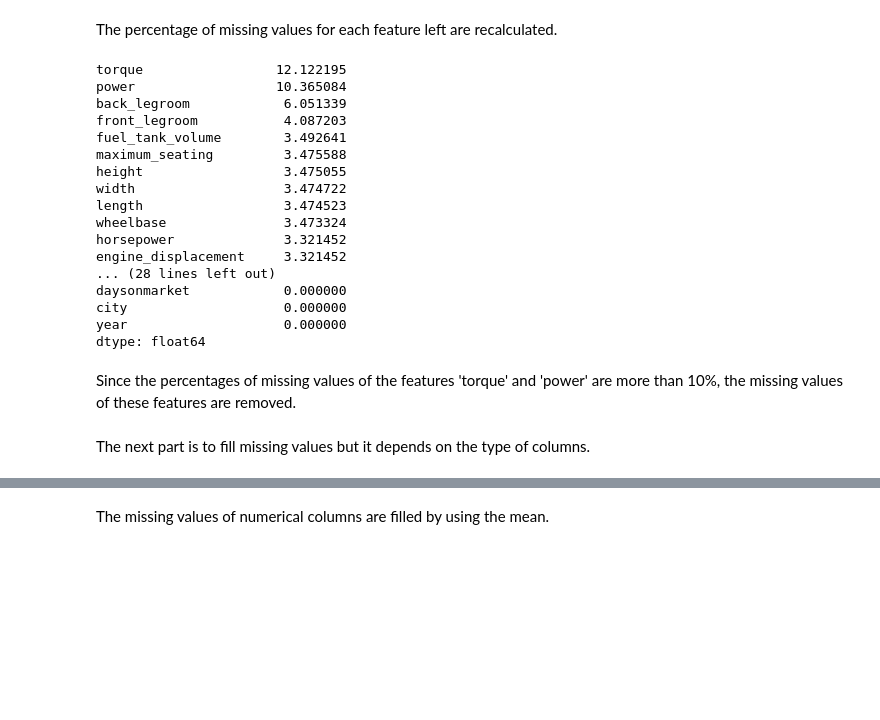
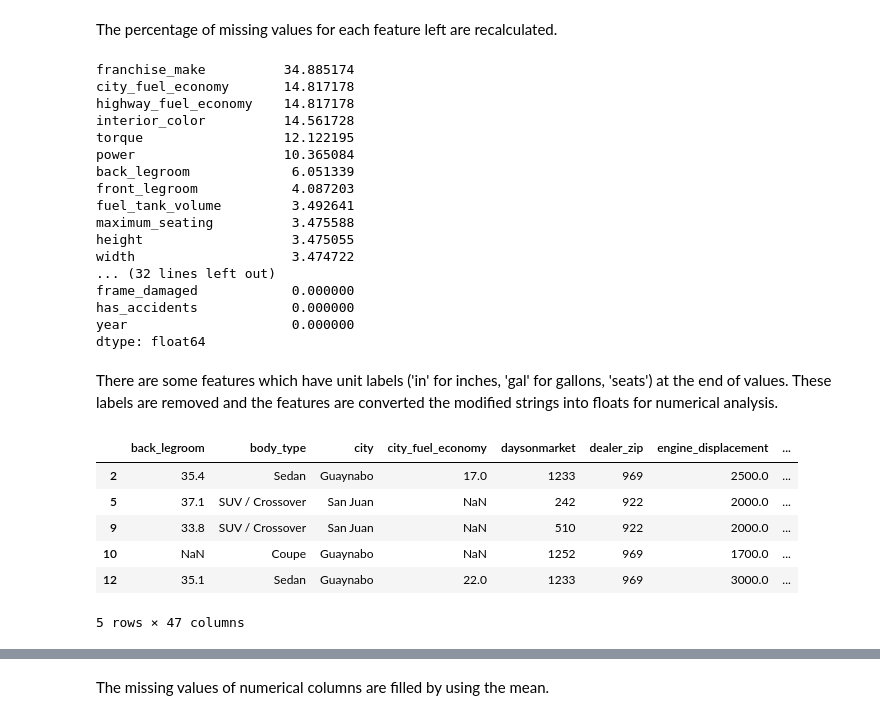
Before and after one commit to asenacak/UsedCarsML, a Jupyter notebook: Used_Cars_Data_Cleaning.ipynb, the cells around one changed output, grey strips where cells are left out. Drawn from its saved outputs; the diff is of its cells as text; code cells hidden in the pictures; blank space fills up the shorter version.

```diff
--- a/Used_Cars_Data_Cleaning.ipynb
+++ b/Used_Cars_Data_Cleaning.ipynb
@@ -20,5 +18,5 @@ The dataset is downloaded.
 # %%
-data = pd.read_csv('used_cars_data.csv')
+data = pd.read_csv('/Users/gulsumasenacakir/Desktop/portfolio/UsedCarsML/used_cars_data.csv')
 # %%
 data.shape
 # %% [output]
@@ -122,2 +97,0 @@ The features with more than 15% missing values are removed.
-# %%
-df = df.drop(['franchise_make', 'interior_color', 'city_fuel_economy', 'highway_fuel_economy'], axis=1)
@@ -151,25 +114,26 @@ df = df.drop(['sp_id', 'exterior_color'], axis=1)
 # %% [markdown]
 The percentage of missing values for each feature left are recalculated.
 # %%
-new_percentage_df = df.isnull().mean()*100
-print(new_percentage_df.sort_values(ascending=False))
+new_percentage = df.isnull().mean()*100
+new_percentage = new_percentage.sort_values(ascending=False)
+print(new_percentage)
 # %% [output]
-torque                 12.122195
-power                  10.365084
-back_legroom            6.051339
-front_legroom           4.087203
-fuel_tank_volume        3.492641
-maximum_seating         3.475588
-height                  3.475055
-width                   3.474722
-length                  3.474523
-wheelbase               3.473324
-horsepower              3.321452
-engine_displacement     3.321452
-... (28 lines left out)
-daysonmarket            0.000000
-city                    0.000000
-year                    0.000000
+franchise_make          34.885174
+city_fuel_economy       14.817178
+highway_fuel_economy    14.817178
+interior_color          14.561728
+torque                  12.122195
+power                   10.365084
+back_legroom             6.051339
+front_legroom            4.087203
+fuel_tank_volume         3.492641
+maximum_seating          3.475588
+height                   3.475055
+width                    3.474722
+... (32 lines left out)
+frame_damaged            0.000000
+has_accidents            0.000000
+year                     0.000000
 dtype: float64
-# %% [markdown]
-Since the percentages of missing values of the features 'torque' and 'power' are more than 10%, the missing values of these features are removed.
+# %% [markdown]
+There are some features which have unit labels ('in' for inches, 'gal' for gallons, 'seats') at the end of values. These labels are removed and the features are converted the modified strings into floats for numerical analysis.
@@ -176 +149,11 @@ Since the percentages of missing values of the features 'torque' and 'power' are
+# %%
+df.head()
+# %% [output]
+|  | back_legroom | body_type | city | city_fuel_economy | daysonmarket | dealer_zip | engine_displacement | ... |
+| 2 | 35.4 | Sedan | Guaynabo | 17.0 | 1233 | 969 | 2500.0 | ... |
+| 5 | 37.1 | SUV / Crossover | San Juan | NaN | 242 | 922 | 2000.0 | ... |
+| 9 | 33.8 | SUV / Crossover | San Juan | NaN | 510 | 922 | 2000.0 | ... |
+| 10 | NaN | Coupe | Guaynabo | NaN | 1252 | 969 | 1700.0 | ... |
+| 12 | 35.1 | Sedan | Guaynabo | 22.0 | 1233 | 969 | 3000.0 | ... |
+5 rows × 47 columns
 # %%
@@ -178,2 +160,0 @@ df = df.dropna(subset=['torque', 'power'])
-# %% [markdown]
-The next part is to fill missing values but it depends on the type of columns.
```
Also changed, not shown: parts of 92 cells of this notebook.
